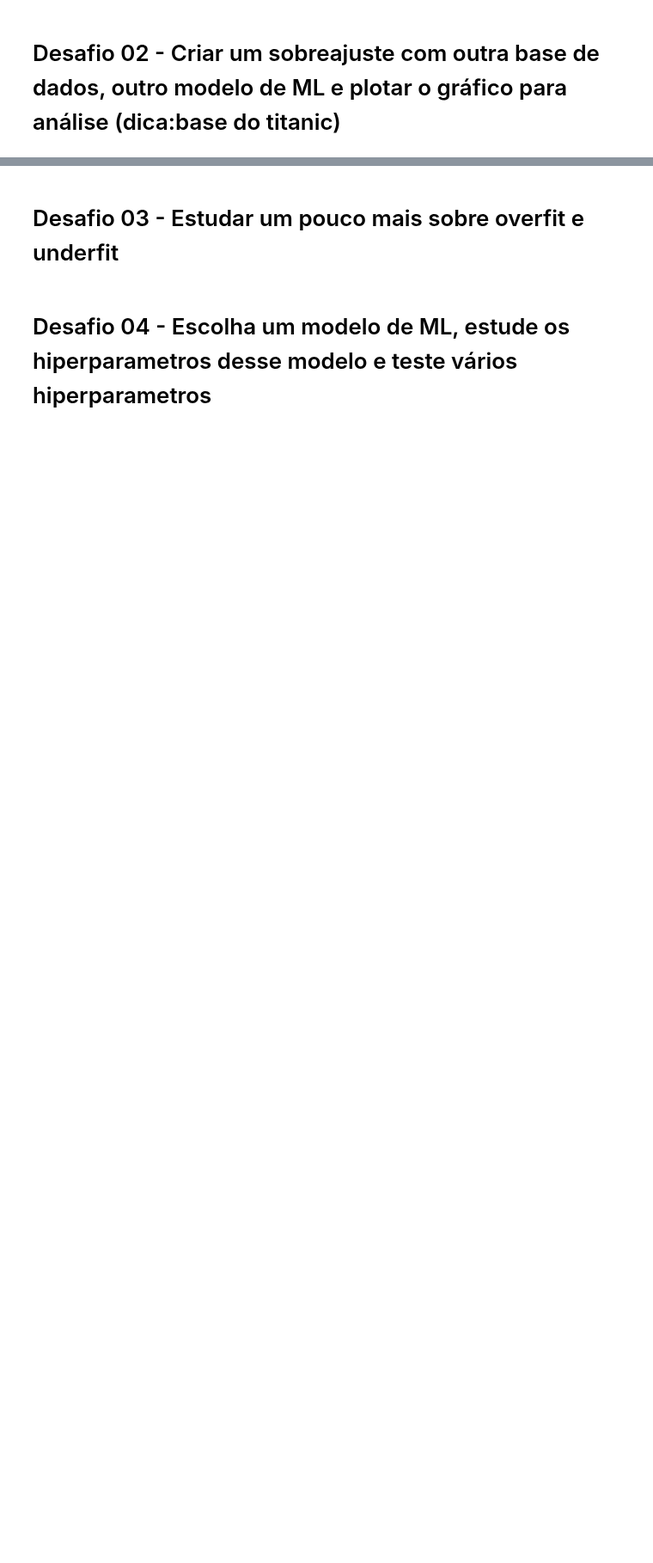
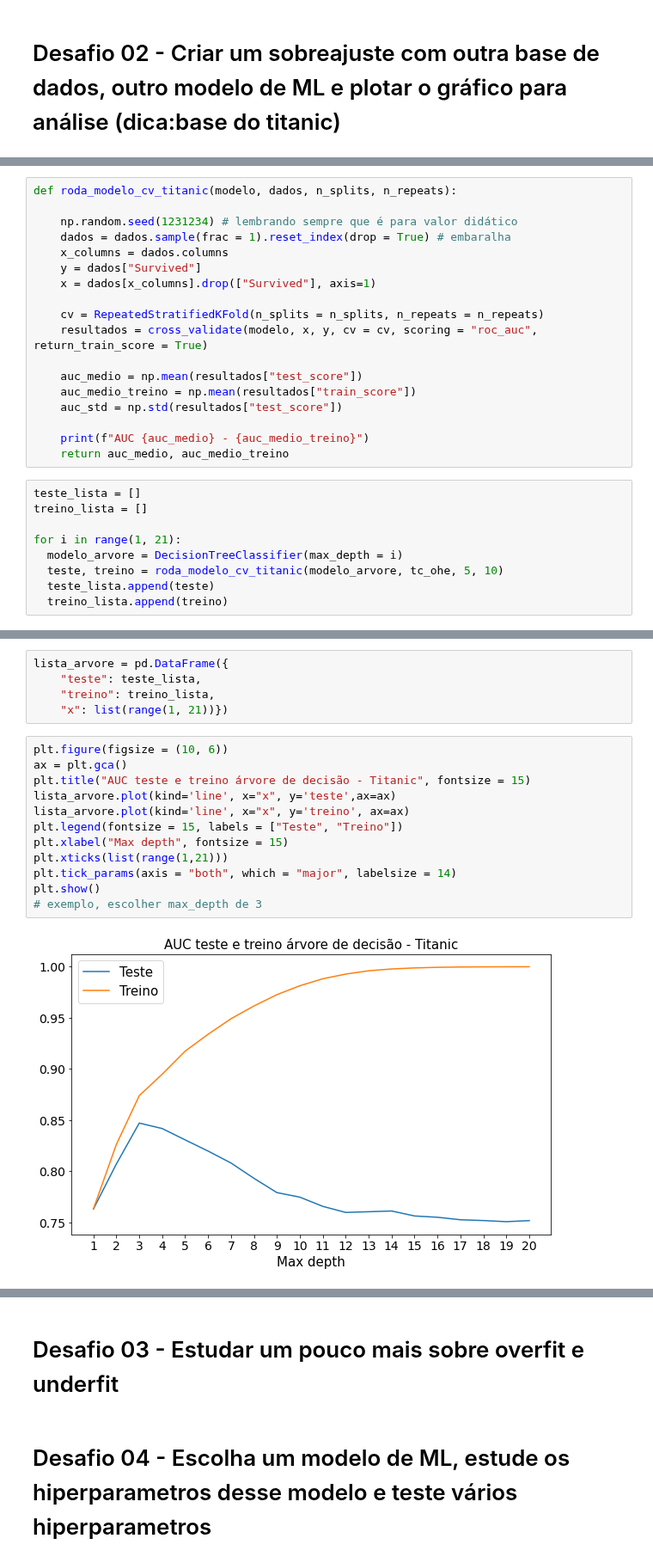
Before and after one commit to RPGraciotti/BootCampAlura, a Jupyter notebook: Modulo_5/Aula_5_Desafios_em_machine_learning.ipynb, the cells around one changed output, grey strips where cells are left out. Shown at 86% size. Saved outputs shown, nothing was run; the diff lists cells and outputs as text; blank space fills up the shorter version.

```diff
--- a/Modulo_5/Aula_5_Desafios_em_machine_learning.ipynb
+++ b/Modulo_5/Aula_5_Desafios_em_machine_learning.ipynb
@@ -189,0 +315,27 @@ AUC 0.7950421219664641 - 1.0
+# %%
+def roda_modelo_cv_titanic(modelo, dados, n_splits, n_repeats):
+
+    np.random.seed(1231234) # lembrando sempre que é para valor didático
+    dados = dados.sample(frac = 1).reset_index(drop = True) # embaralha
+    x_columns = dados.columns
+    y = dados["Survived"]
+    x = dados[x_columns].drop(["Survived"], axis=1)
+
+    cv = RepeatedStratifiedKFold(n_splits = n_splits, n_repeats = n_repeats)
+    resultados = cross_validate(modelo, x, y, cv = cv, scoring = "roc_auc", return_train_score = True)
+
+    auc_medio = np.mean(resultados["test_score"])
+    auc_medio_treino = np.mean(resultados["train_score"])
+    auc_std = np.std(resultados["test_score"])
+
+    print(f"AUC {auc_medio} - {auc_medio_treino}")
+    return auc_medio, auc_medio_treino
+# %%
+teste_lista = []
+treino_lista = []
+
+for i in range(1, 21):
+  modelo_arvore = DecisionTreeClassifier(max_depth = i)
+  teste, treino = roda_modelo_cv_titanic(modelo_arvore, tc_ohe, 5, 10)
+  teste_lista.append(teste)
+  treino_lista.append(treino)
@@ -189,0 +363,19 @@ AUC 0.7950421219664641 - 1.0
+# %%
+lista_arvore = pd.DataFrame({
+    "teste": teste_lista,
+    "treino": treino_lista,
+    "x": list(range(1, 21))})
+# %%
+plt.figure(figsize = (10, 6))
+ax = plt.gca()
+plt.title("AUC teste e treino árvore de decisão - Titanic", fontsize = 15)
+lista_arvore.plot(kind='line', x="x", y='teste',ax=ax)
+lista_arvore.plot(kind='line', x="x", y='treino', ax=ax)
+plt.legend(fontsize = 15, labels = ["Teste", "Treino"])
+plt.xlabel("Max depth", fontsize = 15)
+plt.xticks(list(range(1,21)))
+plt.tick_params(axis = "both", which = "major", labelsize = 14)
+plt.show()
+# exemplo, escolher max_depth de 3
+# %% [output]
+[figure, added]
```
Also changed, not shown: parts of 18 cells of this notebook.
